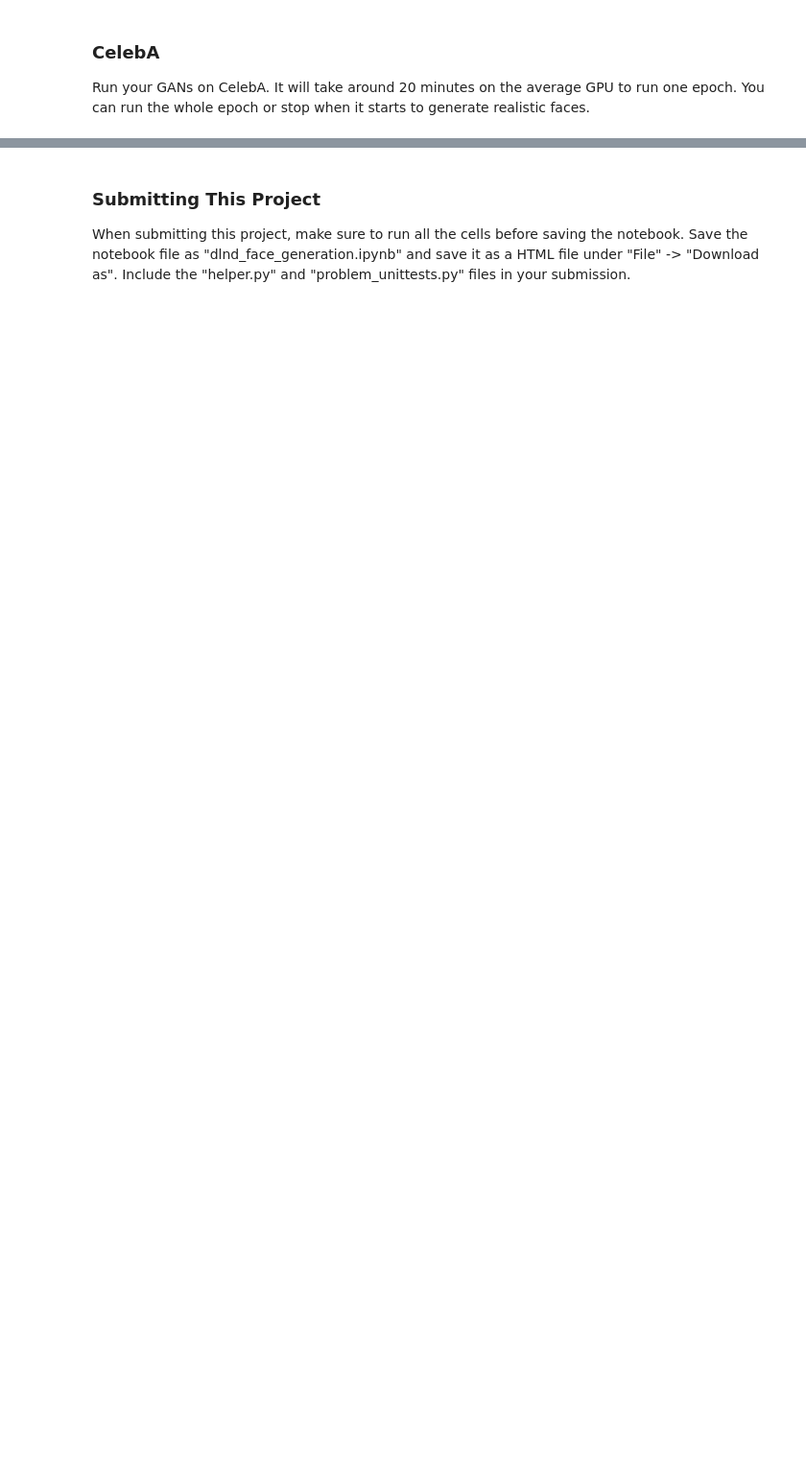
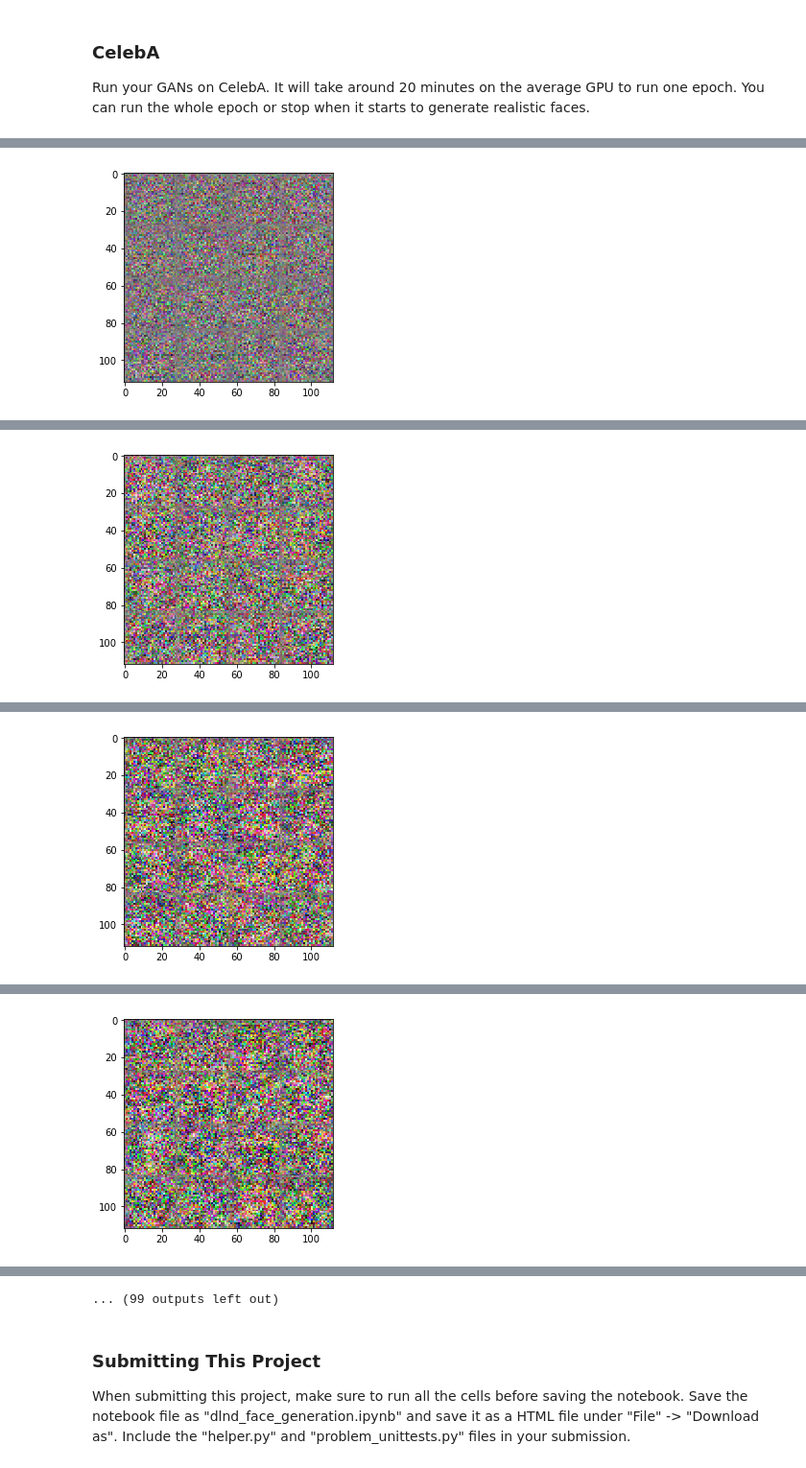
Before and after one commit to apiltamang/deep-learning, a Jupyter notebook: face_generation/dlnd_face_generation.ipynb, the cells around one changed output, grey strips where cells are left out. Shown at 96% size. Drawn from its saved outputs; the diff is of its cells as text; code cells hidden in the pictures; blank space fills up the shorter version.

```diff
--- a/face_generation/dlnd_face_generation.ipynb
+++ b/face_generation/dlnd_face_generation.ipynb
@@ -349,6 +350,11 @@ def train(epoch_count, batch_size, z_dim, learning_rate, beta1, get_batches, dat
     show_loss_every_batch = 50
 
     num_channels = data_shape[3]
+    if(num_channels == 1):
+        image_mode = 'L'
+    else:
+        image_mode = 'RGB'
+
     show_images = 16
     random_constant_z = tf.random_uniform(dtype=tf.float32, minval=-1, maxval=1, shape=(show_images,z_dim))
 
@@ -369,8 +375,8 @@ def train(epoch_count, batch_size, z_dim, learning_rate, beta1, get_batches, dat
                 if(batch_num%show_loss_every_batch == 0 ):
                     print("discriminator loss: ", discr_loss, "generator loss: ", gener_loss)
 
-                if(batch_num%show_loss_every_batch == 0):
-                    show_generator_output(sess=sess, n_images=show_images, input_z=random_constant_z, out_channel_dim=1, image_mode='L')
+                if(batch_num%show_fig_every_batch == 0):
+                    show_generator_output(sess=sess, n_images=show_images, input_z=random_constant_z, out_channel_dim=num_channels, image_mode=image_mode)
 # %% [markdown]
 ### MNIST
 Test your GANs architecture on MNIST.  After 2 epochs, the GANs should be able to generate images that look like handwritten digits.  Make sure the loss of the generator is lower than the loss of the discriminator or close to 0.
@@ -409,10 +401,10 @@ discriminator loss:  1.06148 generator loss:  0.653738
 ### CelebA
 Run your GANs on CelebA.  It will take around 20 minutes on the average GPU to run one epoch.  You can run the whole epoch or stop when it starts to generate realistic faces.
 # %%
-batch_size = None
-z_dim = None
-learning_rate = None
-beta1 = None
+batch_size = 32
+z_dim = 200
+learning_rate = 0.0002
+beta1 = 0.8
 
 
 """
@@ -428,0 +422 @@ ValueError: The last dimension of the inputs to `Dense` should be defined. Found
+[figure, added]
@@ -428,0 +425 @@ ValueError: The last dimension of the inputs to `Dense` should be defined. Found
+[figure, added]
@@ -428,0 +428 @@ ValueError: The last dimension of the inputs to `Dense` should be defined. Found
+[figure, added]
@@ -428,0 +431 @@ ValueError: The last dimension of the inputs to `Dense` should be defined. Found
+[figure, added]
@@ -429,3 +438,4 @@ ValueError: The last dimension of the inputs to `Dense` should be defined. Found
+... (99 outputs left out)
 # %% [markdown]
 ### Submitting This Project
 When submitting this project, make sure to run all the cells before saving the notebook. Save the notebook file as "dlnd_face_generation.ipynb" and save it as a HTML file under "File" -> "Download as". Include the "helper.py" and "problem_unittests.py" files in your submission.
```
Also changed, not shown: parts of 6 cells of this notebook.
